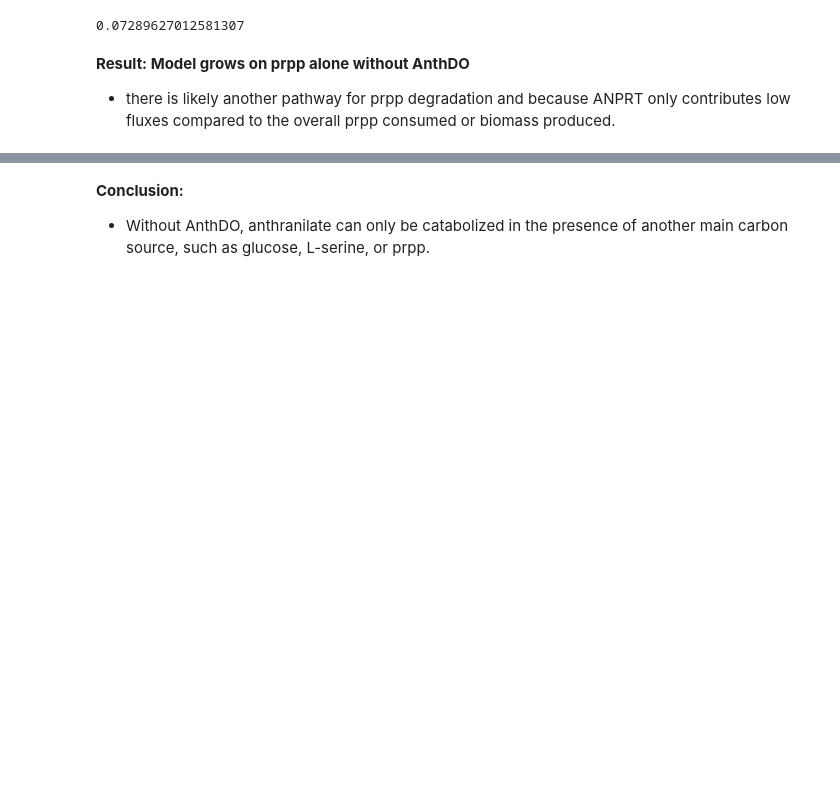
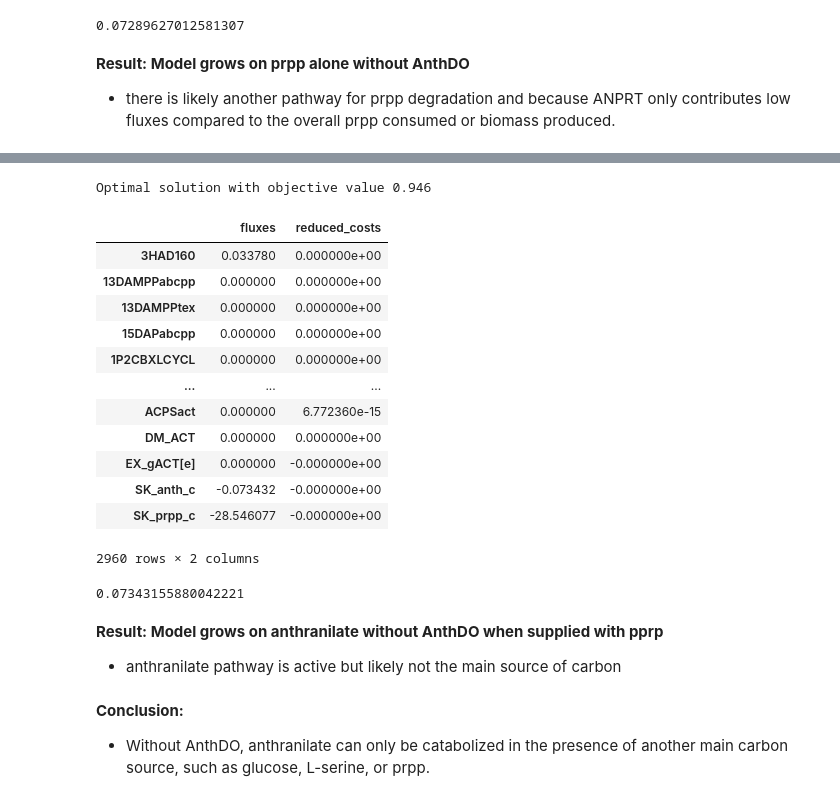
Before and after one commit to parsanayyara/AzoDyePutida, a Jupyter notebook: alt_pathways/anth_trp_alternative.ipynb, the cells around one changed output, grey strips where cells are left out. Saved outputs shown, nothing was run; the diff lists cells and outputs as text; code cells hidden in the pictures; blank space fills up the shorter version.

Commit message:
anth to trp check

```diff
--- a/alt_pathways/anth_trp_alternative.ipynb
+++ b/alt_pathways/anth_trp_alternative.ipynb
@@ -724,0 +727,30 @@ model_without_anthdo.reactions.ANPRT.flux
+# %%
+medium = model_without_anthdo.medium
+medium["EX_acmtsoxin_e"] = 0.0
+medium["EX_acpptrn_e"] = 0.0
+medium["EX_d2one_e"] = 0.0
+medium["EX_d3one_e"] = 0.0
+medium["EX_d4one_e"] = 0.0
+medium["EX_mtsoxin_e"] = 0.0
+medium["EX_n2one_e"] = 0.0
+medium["EX_pptrn_e"] = 0.0
+medium["EX_und2one_e"] = 0.0
+medium["EX_gACT[e]"] = 0.0
+medium["EX_nh4_e"] = 10.0
+medium["EX_o2_e"] = 30.0
+
+# change carbon source and amino acid composition
+medium["EX_MR"] = 0.0
+medium["EX_ser__L_e"] = 0.0
+medium["EX_glc__D_e"] = 0.0
+
+model_without_anthdo.medium = medium
+
+model_without_anthdo.reactions.SK_anth_c.lower_bound = -1000
+model_without_anthdo.reactions.SK_anth_c.upper_bound = 0
+model_without_anthdo.reactions.SK_prpp_c.lower_bound = -1000
+model_without_anthdo.reactions.SK_prpp_c.upper_bound = 0
+
+print(model_without_anthdo.medium)
+model_without_anthdo.reactions.SK_anth_c
+model_without_anthdo.reactions.SK_prpp_c
@@ -725,3 +766,30 @@ model_without_anthdo.reactions.ANPRT.flux
+# %%
+model_without_anthdo.optimize()
+# %% [output]
+Optimal solution with objective value 0.946
+|  | fluxes | reduced_costs |
+| 3HAD160 | 0.033780 | 0.000000e+00 |
+| 13DAMPPabcpp | 0.000000 | 0.000000e+00 |
+| 13DAMPPtex | 0.000000 | 0.000000e+00 |
+| 15DAPabcpp | 0.000000 | 0.000000e+00 |
+| 1P2CBXLCYCL | 0.000000 | 0.000000e+00 |
+| ... | ... | ... |
+| ACPSact | 0.000000 | 6.772360e-15 |
+| DM_ACT | 0.000000 | 0.000000e+00 |
+| EX_gACT[e] | 0.000000 | -0.000000e+00 |
+| SK_anth_c | -0.073432 | -0.000000e+00 |
+| SK_prpp_c | -28.546077 | -0.000000e+00 |
+2960 rows × 2 columns
+# %%
+# check if anthranilate to trp pathway is active
+
+model_without_anthdo.reactions.ANPRT.flux
+# %% [output]
+0.07343155880042221
+# %% [markdown]
+**Result: Model grows on anthranilate without AnthDO when supplied with pprp**
+
+- anthranilate pathway is active but likely not the main source of carbon
 # %% [markdown]
 **Conclusion:**
 
```
Also changed, not shown: parts of 12 cells of this notebook.
